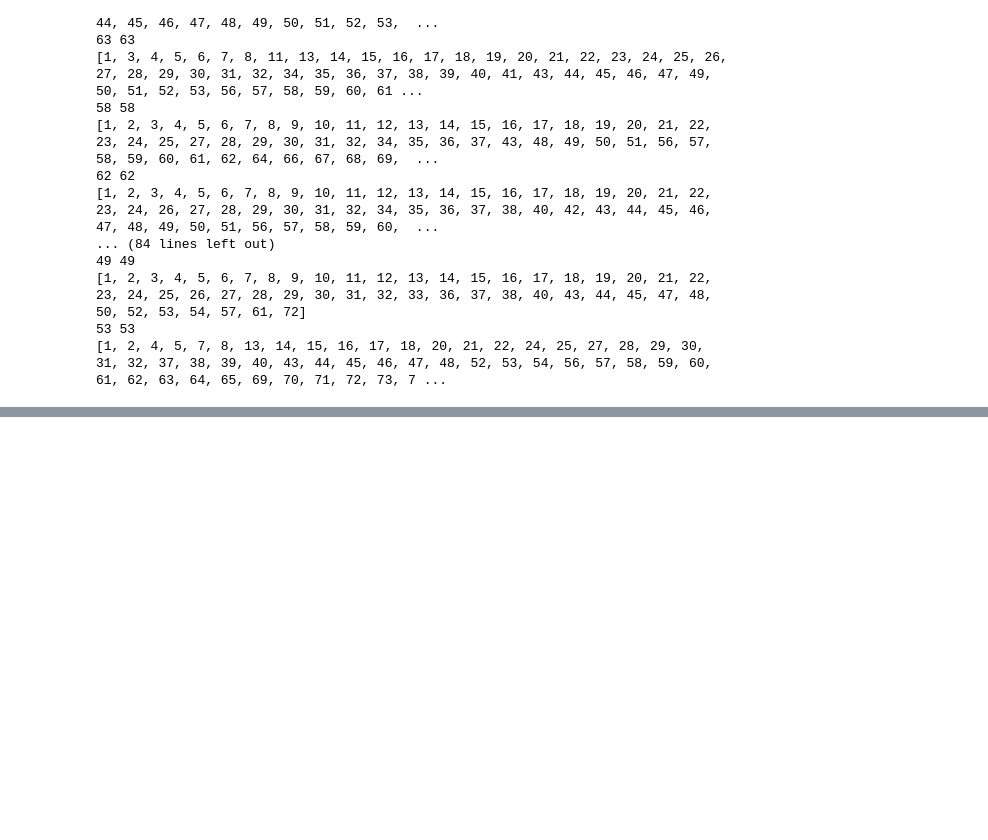
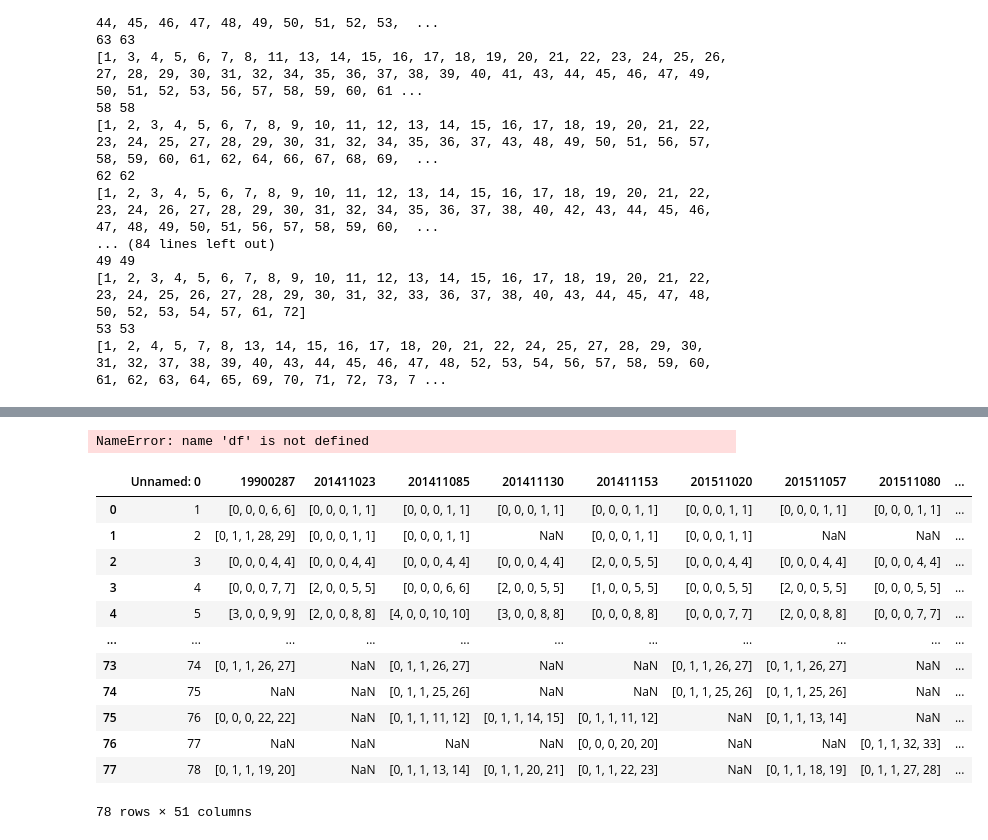
Before and after one commit to hyukji/Forest, a Jupyter notebook: StyleFunc/panda.ipynb, the cells around one changed output, grey strips where cells are left out. Drawn from its saved outputs; the diff is of its cells as text; code cells hidden in the pictures; blank space fills up the shorter version.

```diff
--- a/StyleFunc/panda.ipynb
+++ b/StyleFunc/panda.ipynb
@@ -73,3 +75,25 @@ df
 | 76 | [0, 0, 0, 22, 22] | NaN | [0, 1, 1, 11, 12] | [0, 1, 1, 14, 15] | [0, 1, 1, 11, 12] | NaN | [0, 1, 1, 13, 14] | None | [0, 1, 1, 11, 12] | ... |
 | 77 | None | NaN | None | None | [0, 0, 0, 20, 20] | NaN | None | [0, 1, 1, 32, 33] | None | ... |
 | 78 | [0, 1, 1, 19, 20] | NaN | [0, 1, 1, 13, 14] | [0, 1, 1, 20, 21] | [0, 1, 1, 22, 23] | NaN | [0, 1, 1, 18, 19] | [0, 1, 1, 27, 28] | [0, 1, 1, 20, 21] | ... |
+# %%
+df.to_csv("feature_df.csv")
+# %% [output]
+NameError: name 'df' is not defined
+# %%
+
+df_data = pd.read_csv("feature_df.csv")
+df_data
+# %% [output]
+|  | Unnamed: 0 | 19900287 | 201411023 | 201411085 | 201411130 | 201411153 | 201511020 | 201511057 | 201511080 | ... |
+| 0 | 1 | [0, 0, 0, 6, 6] | [0, 0, 0, 1, 1] | [0, 0, 0, 1, 1] | [0, 0, 0, 1, 1] | [0, 0, 0, 1, 1] | [0, 0, 0, 1, 1] | [0, 0, 0, 1, 1] | [0, 0, 0, 1, 1] | ... |
+| 1 | 2 | [0, 1, 1, 28, 29] | [0, 0, 0, 1, 1] | [0, 0, 0, 1, 1] | NaN | [0, 0, 0, 1, 1] | [0, 0, 0, 1, 1] | NaN | NaN | ... |
+| 2 | 3 | [0, 0, 0, 4, 4] | [0, 0, 0, 4, 4] | [0, 0, 0, 4, 4] | [0, 0, 0, 4, 4] | [2, 0, 0, 5, 5] | [0, 0, 0, 4, 4] | [0, 0, 0, 4, 4] | [0, 0, 0, 4, 4] | ... |
+| 3 | 4 | [0, 0, 0, 7, 7] | [2, 0, 0, 5, 5] | [0, 0, 0, 6, 6] | [2, 0, 0, 5, 5] | [1, 0, 0, 5, 5] | [0, 0, 0, 5, 5] | [2, 0, 0, 5, 5] | [0, 0, 0, 5, 5] | ... |
+| 4 | 5 | [3, 0, 0, 9, 9] | [2, 0, 0, 8, 8] | [4, 0, 0, 10, 10] | [3, 0, 0, 8, 8] | [0, 0, 0, 8, 8] | [0, 0, 0, 7, 7] | [2, 0, 0, 8, 8] | [0, 0, 0, 7, 7] | ... |
+| ... | ... | ... | ... | ... | ... | ... | ... | ... | ... | ... |
+| 73 | 74 | [0, 1, 1, 26, 27] | NaN | [0, 1, 1, 26, 27] | NaN | NaN | [0, 1, 1, 26, 27] | [0, 1, 1, 26, 27] | NaN | ... |
+| 74 | 75 | NaN | NaN | [0, 1, 1, 25, 26] | NaN | NaN | [0, 1, 1, 25, 26] | [0, 1, 1, 25, 26] | NaN | ... |
+| 75 | 76 | [0, 0, 0, 22, 22] | NaN | [0, 1, 1, 11, 12] | [0, 1, 1, 14, 15] | [0, 1, 1, 11, 12] | NaN | [0, 1, 1, 13, 14] | NaN | ... |
+| 76 | 77 | NaN | NaN | NaN | NaN | [0, 0, 0, 20, 20] | NaN | NaN | [0, 1, 1, 32, 33] | ... |
+| 77 | 78 | [0, 1, 1, 19, 20] | NaN | [0, 1, 1, 13, 14] | [0, 1, 1, 20, 21] | [0, 1, 1, 22, 23] | NaN | [0, 1, 1, 18, 19] | [0, 1, 1, 27, 28] | ... |
+78 rows × 51 columns
```
Also changed, not shown: parts of 2 cells of this notebook, 1 other file.
